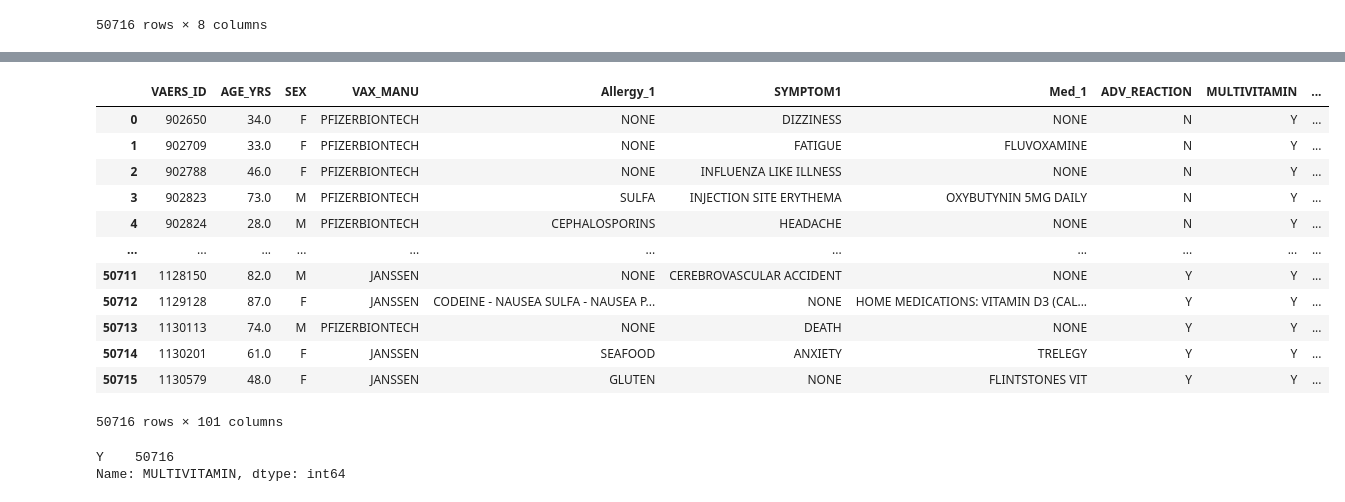
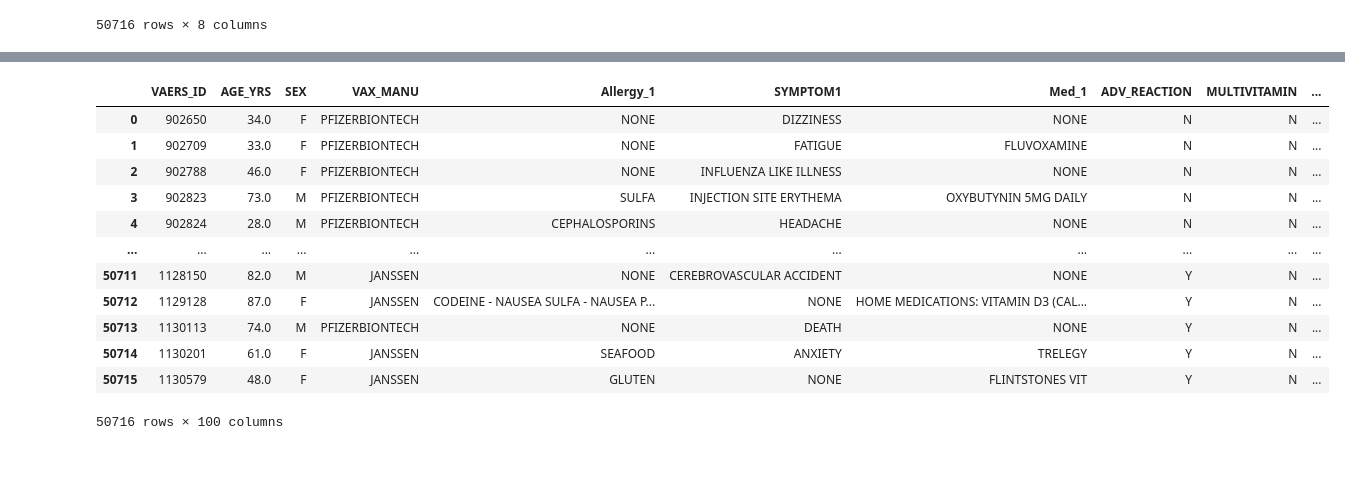
Before and after one commit to zoomdmartin02/Covid_Vaccine_Analysis, a Jupyter notebook: final_cleaning_asm.ipynb, the cells around one changed output, grey strips where cells are left out. Saved outputs shown, nothing was run; the diff lists cells and outputs as text; code cells hidden in the pictures; blank space fills up the shorter version.

```diff
--- a/final_cleaning_asm.ipynb
+++ b/final_cleaning_asm.ipynb
@@ -492,8 +458,8 @@ sanda_df
 | 50715 | 1130579 | 48.0 | F | JANSSEN | GLUTEN | NONE | FLINTSTONES VIT | Y |
 50716 rows × 8 columns
 # %%
-# create medication specific column if it exists
-med_list = ['MULTIVITAMIN', 'VITAMIN B', 'VITAMIN C', 'VITAMIN D', 'LISINOPRIL', 'BIRTH CONTROL', 'PRENATAL VITAMIN',
+# create medication specific columns to be used to record a boolean yes or no if the patient utilizes any of the drugs in the list
+med_list = ['MULTIVITAMIN', 'VITAMIN B', 'VITAMIN C', 'VITAMIN D', 'BIRTH CONTROL', 'PRENATAL VITAMIN',
             'ALBUTEROL', 'IBUPROFEN', 'ACETAMINOPHEN', 'ASPIRIN', 'VELPHORO', 'SINGULAIR', 'CITALOPRAM', 'ESCITALOPRAM',
             'CLARITIN', 'LEXAPRO', 'NORVASC', 'CELEXA', 'ZOLOFT', 'METFORMIN', 'BENADRYL', 'ARMOUR THYROID', 'WARFARIN',
             'ADDERALL', 'MELATONIN', 'SYNTHROID', 'AMLODIPINE', 'ZYRTEC', 'LOSARTAN', 'LEVOTHYROXINE', 'LISINOPRIL',
@@ -525,49 +490,0 @@ sanda_df
-# %%
-for i, row in sanda_df.iterrows():
-    #ifor_val = sanda_df['Med_1']
-    for drug in med_list:
-
-        if drug in row.Med_1:
-            #print(f'{row.Med_1}  |   {drug}')
-
-            sanda_df[drug] = sanda_df[drug].replace('', 'Y')
-            #sanda_df.at[row.Med_1, sanda_df[drug]="Y"
-            #sanda_df.get_value(('', 'Y'))
-        else:
-            #print('no match or none')
-            sanda_df[drug] = sanda_df[drug].replace('', 'N')
-            #sanda_df.at[row.Med_1, sanda_df[drug]="N"
-            #sanda_df.get_value(('', 'N'))
-
-sanda_df
-# %%
- def label_reaction (row):
-    if drug
-    == 1 :
-       return ‘1’
-    if row[‘HOSPITAL’] == ‘Y’:
-       return ‘1’
-    if row[‘L_THREAT’] == ‘Y’:
-       return ‘1’
-    return ‘0’
-sanda_df[drug] = sanda_df.apply (lambda row: label_reaction(row), axis=1)
-# %% [output]
-|  | VAERS_ID | AGE_YRS | SEX | VAX_MANU | Allergy_1 | SYMPTOM1 | Med_1 | ADV_REACTION | MULTIVITAMIN | ... |
-| 0 | 902650 | 34.0 | F | PFIZERBIONTECH | NONE | DIZZINESS | NONE | N | Y | ... |
-| 1 | 902709 | 33.0 | F | PFIZERBIONTECH | NONE | FATIGUE | FLUVOXAMINE | N | Y | ... |
-| 2 | 902788 | 46.0 | F | PFIZERBIONTECH | NONE | INFLUENZA LIKE ILLNESS | NONE | N | Y | ... |
-| 3 | 902823 | 73.0 | M | PFIZERBIONTECH | SULFA | INJECTION SITE ERYTHEMA | OXYBUTYNIN 5MG DAILY | N | Y | ... |
-| 4 | 902824 | 28.0 | M | PFIZERBIONTECH | CEPHALOSPORINS | HEADACHE | NONE | N | Y | ... |
-| ... | ... | ... | ... | ... | ... | ... | ... | ... | ... | ... |
-| 50711 | 1128150 | 82.0 | M | JANSSEN | NONE | CEREBROVASCULAR ACCIDENT | NONE | Y | Y | ... |
-| 50712 | 1129128 | 87.0 | F | JANSSEN | CODEINE - NAUSEA SULFA - NAUSEA P... | NONE | HOME MEDICATIONS: VITAMIN D3 (CAL... | Y | Y | ... |
-| 50713 | 1130113 | 74.0 | M | PFIZERBIONTECH | NONE | DEATH | NONE | Y | Y | ... |
-| 50714 | 1130201 | 61.0 | F | JANSSEN | SEAFOOD | ANXIETY | TRELEGY | Y | Y | ... |
-| 50715 | 1130579 | 48.0 | F | JANSSEN | GLUTEN | NONE | FLINTSTONES VIT | Y | Y | ... |
-50716 rows × 101 columns
-# %%
-multi_vit = sanda_df.MULTIVITAMIN.value_counts()
-multi_vit
-# %% [output]
-Y    50716
-Name: MULTIVITAMIN, dtype: int64
@@ -582,0 +491,21 @@ Name: MULTIVITAMIN, dtype: int64
+# %%
+# checking the Med_1 column for existance of any of the drugs we're tracking.  If exists as a subset in Med_1, mark the appropriate
+# drug column with yes or no.
+for drug in med_list:
+    sanda_df[drug] = np.where(sanda_df['Med_1'].str.contains(drug, case=False), "Y", "N")
+
+sanda_df
+# %% [output]
+|  | VAERS_ID | AGE_YRS | SEX | VAX_MANU | Allergy_1 | SYMPTOM1 | Med_1 | ADV_REACTION | MULTIVITAMIN | ... |
+| 0 | 902650 | 34.0 | F | PFIZERBIONTECH | NONE | DIZZINESS | NONE | N | N | ... |
+| 1 | 902709 | 33.0 | F | PFIZERBIONTECH | NONE | FATIGUE | FLUVOXAMINE | N | N | ... |
+| 2 | 902788 | 46.0 | F | PFIZERBIONTECH | NONE | INFLUENZA LIKE ILLNESS | NONE | N | N | ... |
+| 3 | 902823 | 73.0 | M | PFIZERBIONTECH | SULFA | INJECTION SITE ERYTHEMA | OXYBUTYNIN 5MG DAILY | N | N | ... |
+| 4 | 902824 | 28.0 | M | PFIZERBIONTECH | CEPHALOSPORINS | HEADACHE | NONE | N | N | ... |
+| ... | ... | ... | ... | ... | ... | ... | ... | ... | ... | ... |
+| 50711 | 1128150 | 82.0 | M | JANSSEN | NONE | CEREBROVASCULAR ACCIDENT | NONE | Y | N | ... |
+| 50712 | 1129128 | 87.0 | F | JANSSEN | CODEINE - NAUSEA SULFA - NAUSEA P... | NONE | HOME MEDICATIONS: VITAMIN D3 (CAL... | Y | N | ... |
+| 50713 | 1130113 | 74.0 | M | PFIZERBIONTECH | NONE | DEATH | NONE | Y | N | ... |
+| 50714 | 1130201 | 61.0 | F | JANSSEN | SEAFOOD | ANXIETY | TRELEGY | Y | N | ... |
+| 50715 | 1130579 | 48.0 | F | JANSSEN | GLUTEN | NONE | FLINTSTONES VIT | Y | N | ... |
+50716 rows × 100 columns
```
Also changed, not shown: parts of 30 cells of this notebook, 3 other files.
